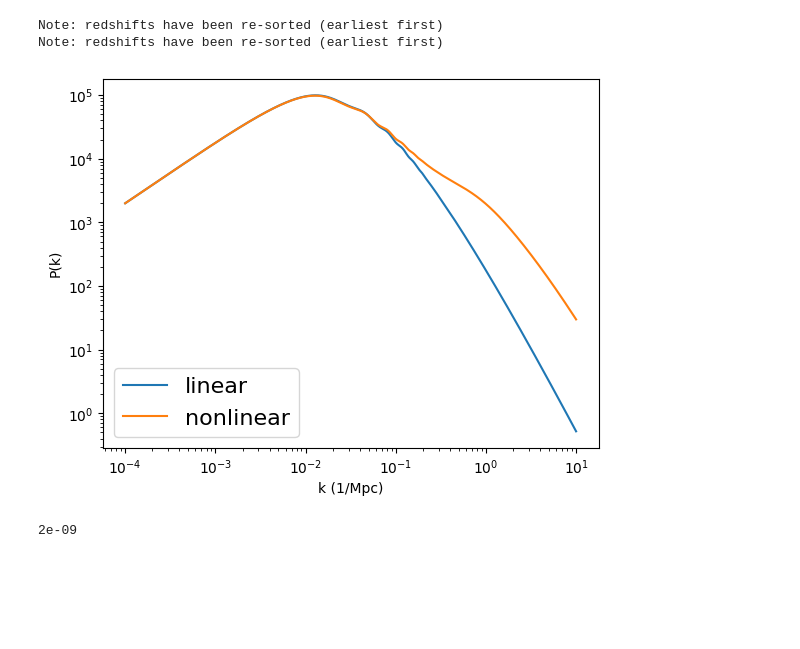
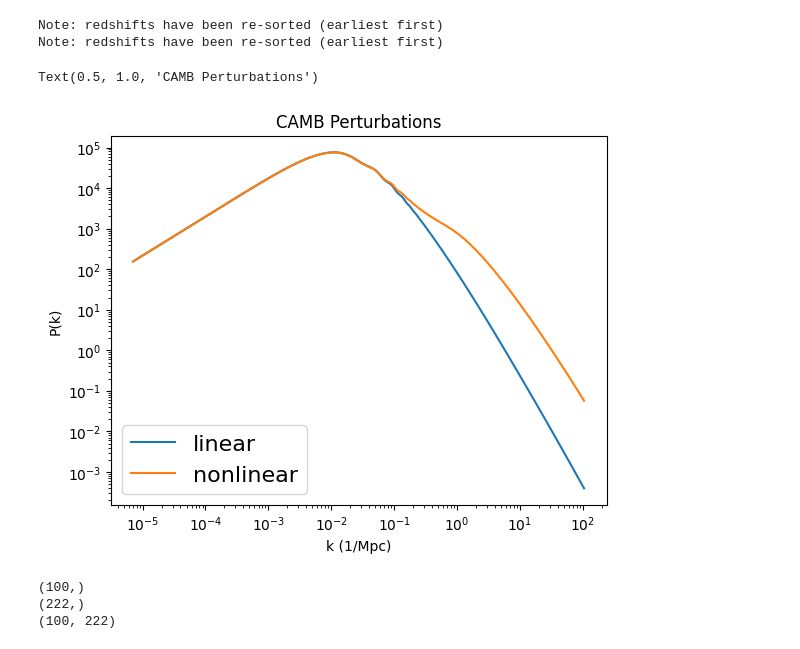
Before and after one commit to cloe-org/cloelib, a Jupyter notebook: notebooks/cosmology/cosmology_validation.ipynb, the cells around one changed output. Drawn from its saved outputs; the diff is of its cells as text; code cells hidden in the pictures; blank space fills up the shorter version.

Commit message:
fixes in notebook for camb, addition of class code for cosmology validation

```diff
--- a/notebooks/cosmology/cosmology_validation.ipynb
+++ b/notebooks/cosmology/cosmology_validation.ipynb
@@ -17,7 +18,10 @@ H0 =  67.7
 h = H0/100.
 sigma8 = 0.8277
 omch2 = 0.12
+Omega_cdm0 = omch2/h**2
 ombh2 = 0.022
+Omega_b0 = ombh2/h**2
+Omega_k0 = 0.
 w = -1.
 wa = 0.
 ns = 0.96
@@ -34,19 +38,30 @@ z = np.linspace(0, 3, 100)
 #astropy_instance = FlatLambdaCDM(H0=H0,Om0=Omm,Ob0=Omb,Tcmb0=Tcmb,Neff=Neff,m_nu=[0,0,0.0]*u.eV)
 #H_z_astropy = astropy_instance.H(z).to(u.km/u.s/u.Mpc).value
 
-camb_instance = CAMBBackground(H0=H0, ombh2=ombh2, omch2=omch2, ns=ns, As=As, w=-1.0, wa=0.0, Omk=0.0, sigma8=0.0, gamma_MG=0.0)
+camb_instance = CAMBBackground(H0=H0, Omega_b0=Omega_b0, Omega_cdm0=Omega_cdm0,
+                               Omega_k0=Omega_k0,
+                               As=As, ns=ns, w0=-1.0, wa=0.0,
+                               gamma_MG=0.0)
 H_z_camb = camb_instance.hubble_parameter(z, units='km/s/Mpc')
 chi_z_camb = camb_instance.comoving_distance(z)
+
+class_instance = CLASSBackground(H0=H0, Omega_b0=Omega_b0, Omega_cdm0=Omega_cdm0,
+                               Omega_k0=Omega_k0,
+                               As=As, ns=ns, w0=-1.0, wa=0.0,
+                               gamma_MG=0.0)
+H_z_class = class_instance.hubble_parameter(z)
+chi_z_class = class_instance.comoving_distance(z)
 
 #jax_instance = JAXBackground(H0=H0,Omc=Omc,Omb=Omb, w=w, wa=wa, sigma8=sigma8, Omk = 0.0, ns = 0.96, As = 2e-9, gamma_MG = 0.545)
 #H_z_jax = jax_instance.hubble_parameter(z)
 
 #plt.figure(figsize = (18,8))
-#plt.plot(z, 100*(H_z_camb- H_z_astropy)/H_z_astropy, label = 'Astropy vs. CAMB')
+plt.plot(z, H_z_camb, label = 'CAMB', ls='--')
+plt.plot(z, H_z_class, label = 'CLASS')
 #plt.plot(z, 100*(H_z_jax- H_z_astropy)/H_z_astropy, label = 'Astropy vs. JAX')
-#plt.ylabel('H(z) Difference [%]')
+plt.ylabel('H(z)')
 #plt.title('Percentage Difference in H(z) between Astropy and CAMB')
-#plt.xlabel('Redshift z')
+plt.xlabel('Redshift z')
 #plt.legend()
 
 #Differences are due to neutrinos
@@ -53,19 +71,27 @@ chi_z_camb = camb_instance.comoving_distance(z)
 # %%
 # CAMB PERTURBATIONS
-# k-array
-k = np.logspace(-4, 1, 1000)
 camb_linear = CAMBLinearPerturbations(background=camb_instance, redshifts=z)
-camb_nonlinear = CAMBNonLinearPerturbations(linearperturbations=camb_linear, redshifts=z, nonlinear_model='mead2016')
-plt.loglog(k, camb_linear.linear_matter_power_spectrum(z, k, kmax=50, extrap_kmax=10)[0, :], label= 'linear')
-plt.loglog(k, camb_nonlinear.nonlinear_matter_power_spectrum(z, k, kmax=50, extrap_kmax=10)[0, :], label= 'nonlinear')
+camb_nonlinear = CAMBNonLinearPerturbations(background=camb_instance, redshifts=z,
+                                            nonlinear_model='mead2016')
+linear_pk_camb = camb_linear.matter_power_spectrum()
+nonlinear_pk_camb = camb_nonlinear.matter_power_spectrum()
+plt.loglog(camb_linear.k, linear_pk_camb[0, :], label= 'linear')
+plt.loglog(camb_nonlinear.k, nonlinear_pk_camb[0, :], label= 'nonlinear')
 plt.xlabel('k (1/Mpc)')
 plt.ylabel('P(k)')
-plt.legend(fontsize = 16);
+plt.legend(fontsize = 16)
+plt.title("CAMB Perturbations")
 # %% [output]
 Note: redshifts have been re-sorted (earliest first)
 Note: redshifts have been re-sorted (earliest first)
+Text(0.5, 1.0, 'CAMB Perturbations')
-[figure, old version]
+[figure, new version]
-# %%
-camb_instance.As
-# %% [output]
-2e-09
+# %%
+## Print array shapes
+print(camb_linear.z.shape)
+print(camb_linear.k.shape)
+print(linear_pk_camb.shape)
+# %% [output]
+(100,)
+(222,)
+(100, 222)
```
Also changed, not shown: parts of 7 cells of this notebook.
